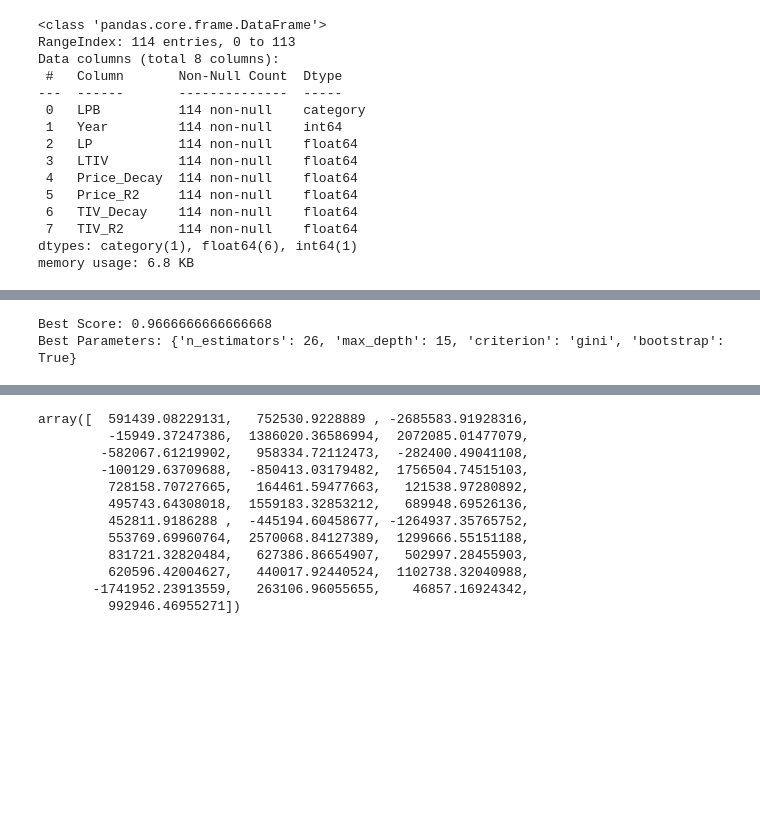
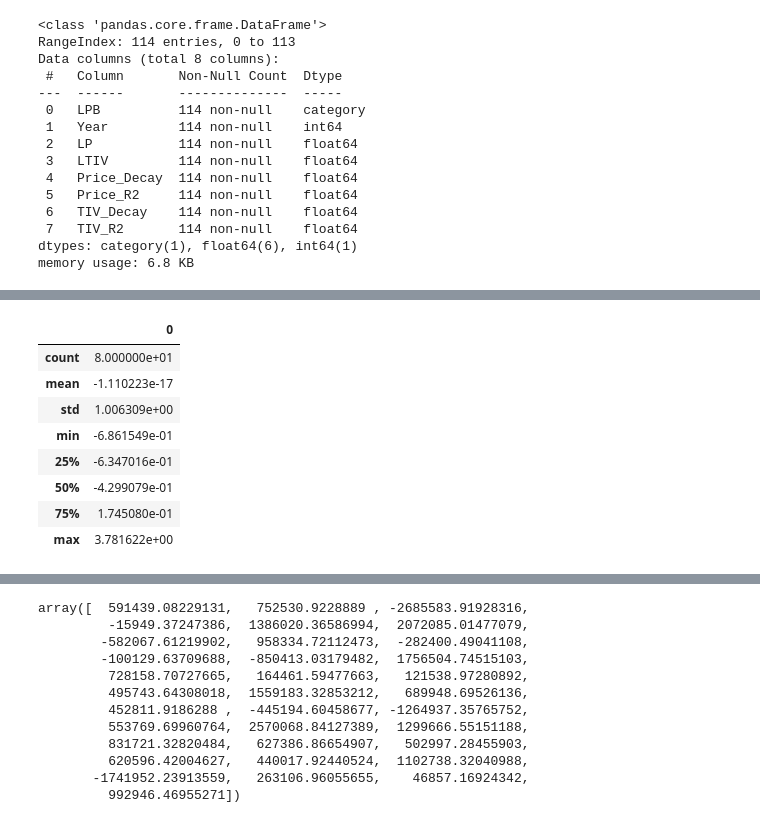
Before and after one commit to Eezzeldin/POC, a Jupyter notebook: Profit_ML_V5_run0ipynb.ipynb, the cells around one changed output, grey strips where cells are left out. Drawn from its saved outputs; the diff is of its cells as text; code cells hidden in the pictures; blank space fills up the shorter version.

```diff
--- a/Profit_ML_V5_run0ipynb.ipynb
+++ b/Profit_ML_V5_run0ipynb.ipynb
@@ -305,57 +252,12 @@ Best Parameters: {'n_estimators': 44, 'max_depth': 5}
-# %%
-from tqdm import tqdm
-import numpy as np
-from scipy.stats import randint
-from sklearn.model_selection import cross_val_score
-from sklearn.datasets import load_iris
-from sklearn.ensemble import RandomForestClassifier
-from sklearn.model_selection import KFold
-import random  # Import random for random.choice
-
-# Load some example data
-iris = load_iris()
-X, y = iris.data, iris.target
-
-# Define the model
-model = RandomForestClassifier()
-
-# Define the parameter distributions including a categorical and a boolean parameter
-param_distributions = {
-    'n_estimators': randint(10, 200),
-    'max_depth': randint(1, 20),
-    'criterion': ['gini', 'entropy'],  # Categorical parameter
-    'bootstrap': [True, False]  # Boolean parameter
-}
-
-# Number of iterations for randomized search
-n_iter = 100
-
-# Prepare for cross-validation
-cv = KFold(n_splits=5, shuffle=True, random_state=42)
-
-# Sample parameters and track progress with tqdm
-best_score = 0
-best_params = None
-
-for _ in tqdm(range(n_iter), desc='Randomized Search Progress'):
-    # Sample a set of parameters
-    sampled_params = {param: dist.rvs() if hasattr(dist, 'rvs') else random.choice(dist) for param, dist in param_distributions.items()}
-
-    # Set model parameters
-    model.set_params(**sampled_params)
-
-    # Evaluate the model using cross-validation
-    scores = cross_val_score(model, X, y, cv=cv)
-    mean_score = np.mean(scores)
-
-    # Update best score and parameters if current model is better
-    if mean_score > best_score:
-        best_score = mean_score
-        best_params = sampled_params
-
-# Display the best parameters and score
-print(f"Best Score: {best_score}")
-print(f"Best Parameters: {best_params}")
-# %% [output]
-Best Score: 0.9666666666666668
-Best Parameters: {'n_estimators': 26, 'max_depth': 15, 'criterion': 'gini', 'bootstrap': True}
+# %%
+pd.DataFrame (y_train_scaled).describe()
+# %% [output]
+|  | 0 |
+| count | 8.000000e+01 |
+| mean | -1.110223e-17 |
+| std | 1.006309e+00 |
+| min | -6.861549e-01 |
+| 25% | -6.347016e-01 |
+| 50% | -4.299079e-01 |
+| 75% | 1.745080e-01 |
+| max | 3.781622e+00 |
```
Also changed, not shown: parts of 7 cells of this notebook.
